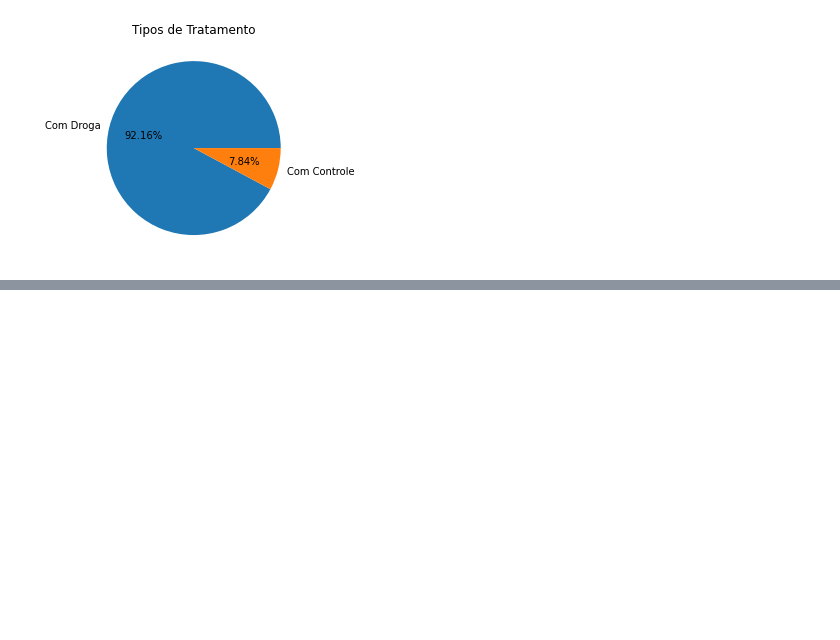
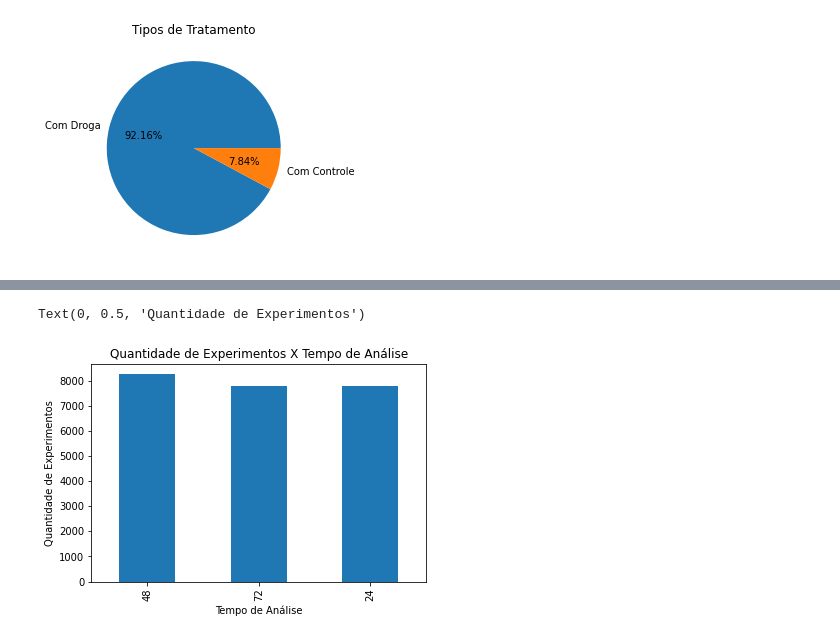
Before and after one commit to isaniolopes/imersao_dados, a Jupyter notebook: Alura.ipynb, the cells around one changed output, grey strips where cells are left out. Drawn from its saved outputs; the diff is of its cells as text; code cells hidden in the pictures; blank space fills up the shorter version.

```diff
--- a/Alura.ipynb
+++ b/Alura.ipynb
@@ -234,0 +242,9 @@ Text(0.5, 1.0, 'Tipos de Tratamento')
+# %%
+#grafico com labels e percentual
+dados['tempo'].value_counts().plot.bar()
+plt.title('Quantidade de Experimentos X Tempo de Análise')
+plt.xlabel('Tempo de Análise')
+plt.ylabel('Quantidade de Experimentos')
+# %% [output]
+Text(0, 0.5, 'Quantidade de Experimentos')
+[figure, added]
```
Also changed, not shown: parts of 1 cell of this notebook.
